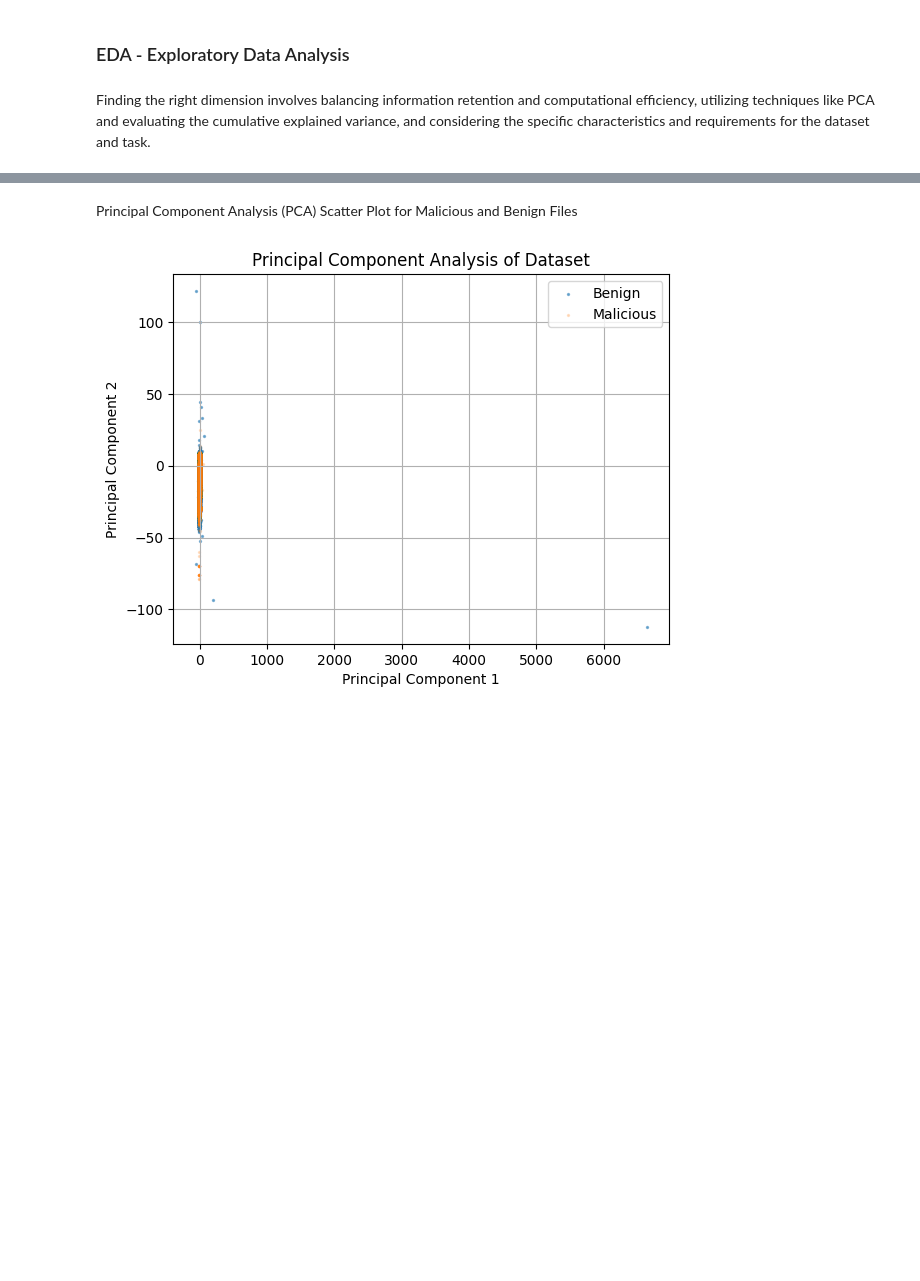
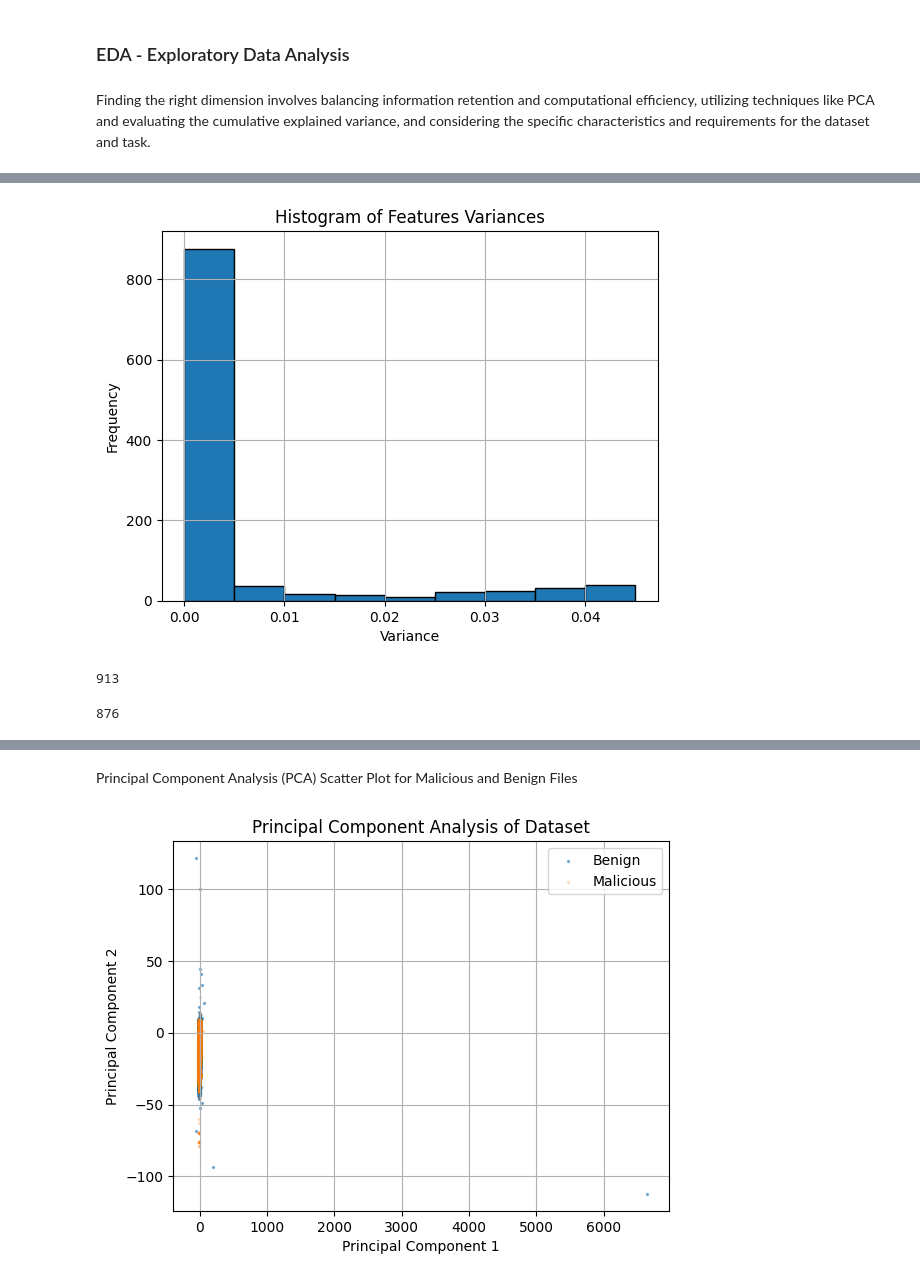
Before and after one commit to DanielFadlon/LWSM, a Jupyter notebook: LWSM.ipynb, the cells around one changed output, grey strips where cells are left out. Drawn from its saved outputs; the diff is of its cells as text; code cells hidden in the pictures; blank space fills up the shorter version.

```diff
--- a/LWSM.ipynb
+++ b/LWSM.ipynb
@@ -350,8 +196,0 @@ print(X_train.shape)
-# %%
-try:
-  corr_features = pd.read_csv(f'{gdrive_data_folder}/corr_features.csv')
-except FileNotFoundError:
-  # If the file doesn't exist, create the correlations between remainig features
-  corr_features = get_features_correlation(X_train)
-
-X_train, X_test = remove_highly_correlated(X_train, X_test, corr_features, 0.75)
@@ -403,0 +418,23 @@ print(f'Cumulative Explained Variance for 700 Principal Components: {cumulative_
+# %%
+bins = np.arange(0, 0.05, 0.005)
+
+# create histogram
+counts, edges = np.histogram(features_variance, bins)
+
+# plot histogram
+plt.hist(features_variance, bins=bins, edgecolor='black')
+plt.xlabel('Variance')
+plt.ylabel('Frequency')
+plt.title('Histogram of Features Variances')
+plt.grid(True)
+plt.show()
+# %% [output]
+[figure, added]
+# %%
+print((features_variance <= 0.01).sum())
+# %% [output]
+913
+# %%
+print((features_variance <= 0.005).sum())
+# %% [output]
+876
```
Also changed, not shown: parts of 147 cells of this notebook.
